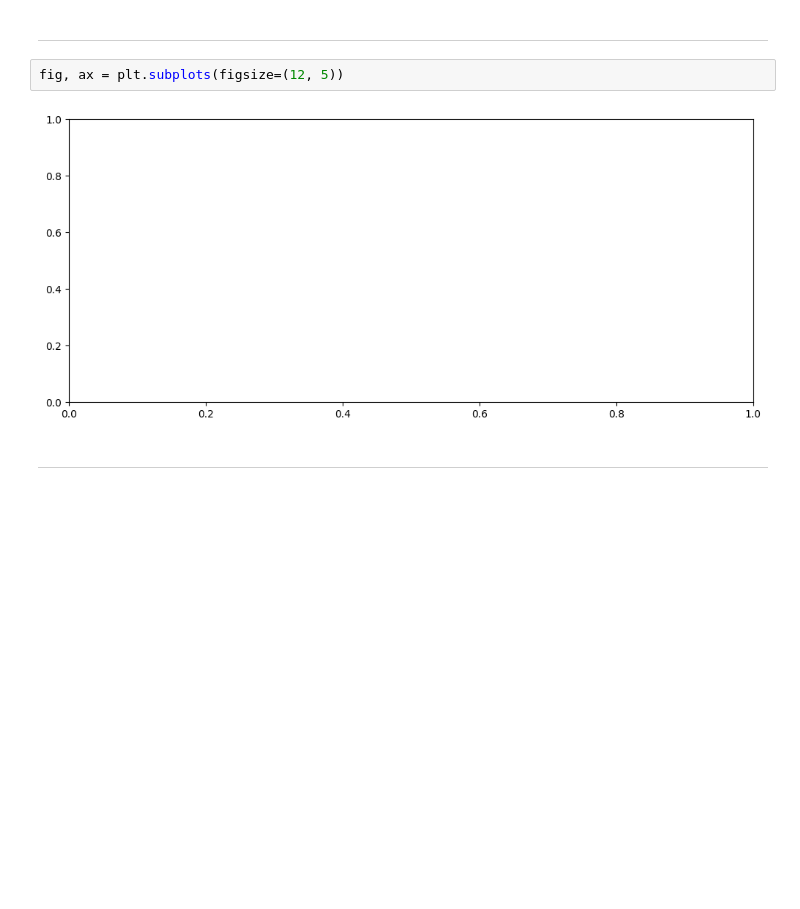
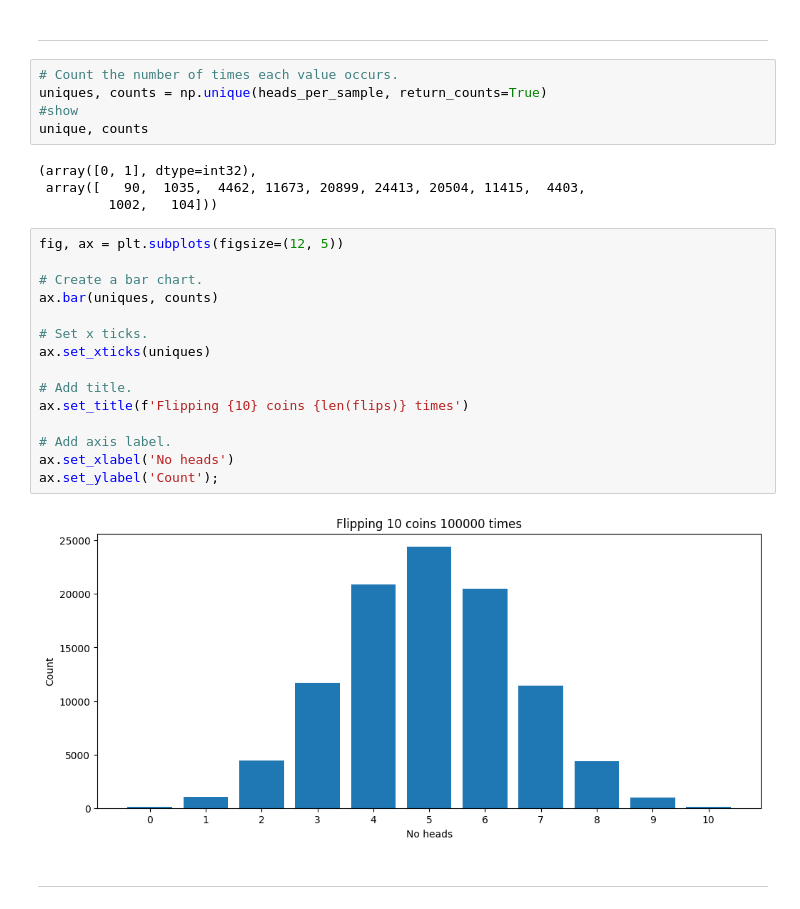
Before and after one commit to gusgoes/applied-statistic-assessment, a Jupyter notebook: problems.ipynb, the cells around one changed output. Saved outputs shown, nothing was run; the diff lists cells and outputs as text; blank space fills up the shorter version.

```diff
--- a/problems.ipynb
+++ b/problems.ipynb
@@ -248,10 +248,32 @@ plt.show()
 [figure]
 # %% [markdown]
 ***
+# %%
+# Count the number of times each value occurs.
+uniques, counts = np.unique(heads_per_sample, return_counts=True)
+#show
+unique, counts
+# %% [output]
+(array([0, 1], dtype=int32),
+ array([   90,  1035,  4462, 11673, 20899, 24413, 20504, 11415,  4403,
+         1002,   104]))
 # %%
 fig, ax = plt.subplots(figsize=(12, 5))
+
+# Create a bar chart.
+ax.bar(uniques, counts)
+
+# Set x ticks.
+ax.set_xticks(uniques)
+
+# Add title.
+ax.set_title(f'Flipping {10} coins {len(flips)} times')
+
+# Add axis label.
+ax.set_xlabel('No heads')
+ax.set_ylabel('Count');
 # %% [output]
-[figure, old version]
+[figure, new version]
 # %% [markdown]
 ***
 # %% [markdown]
```
Also changed, not shown: parts of 5 cells of this notebook, 2 other files.
